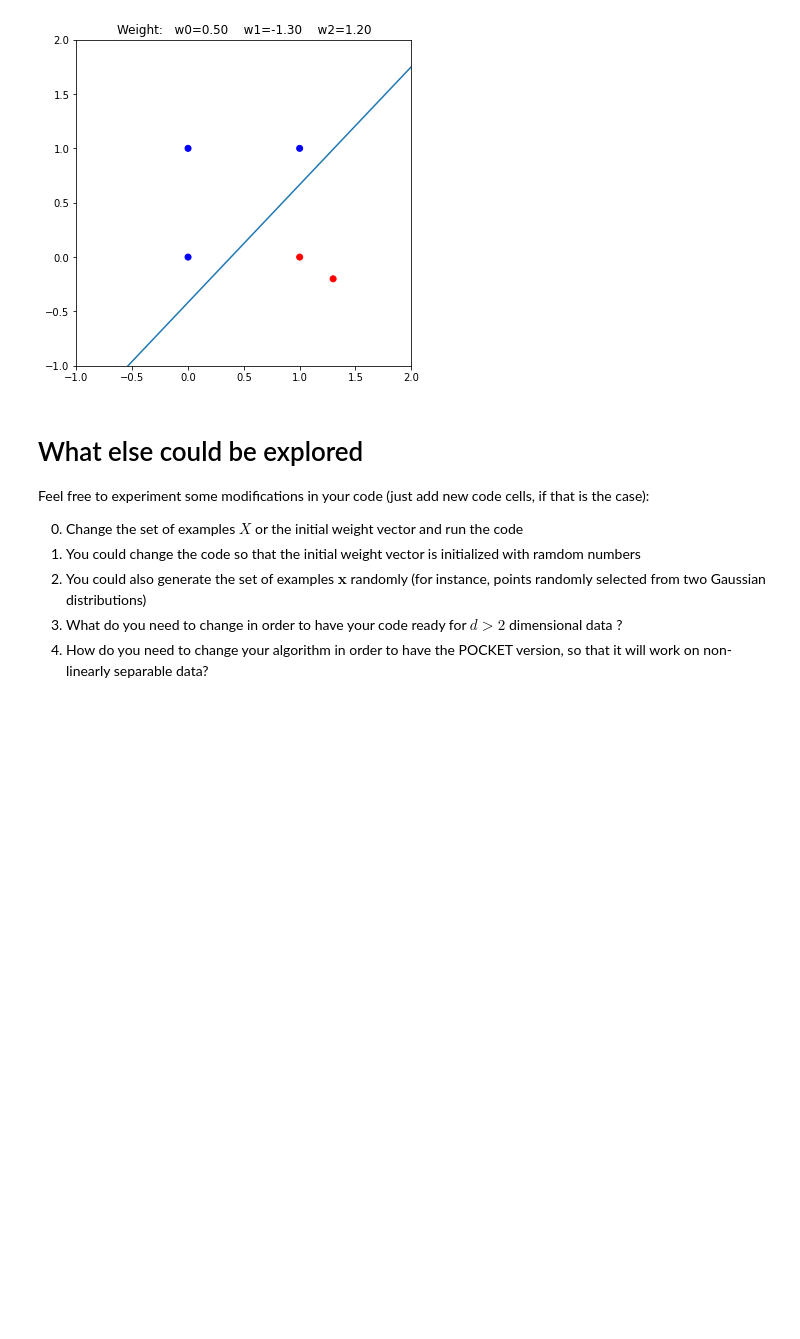
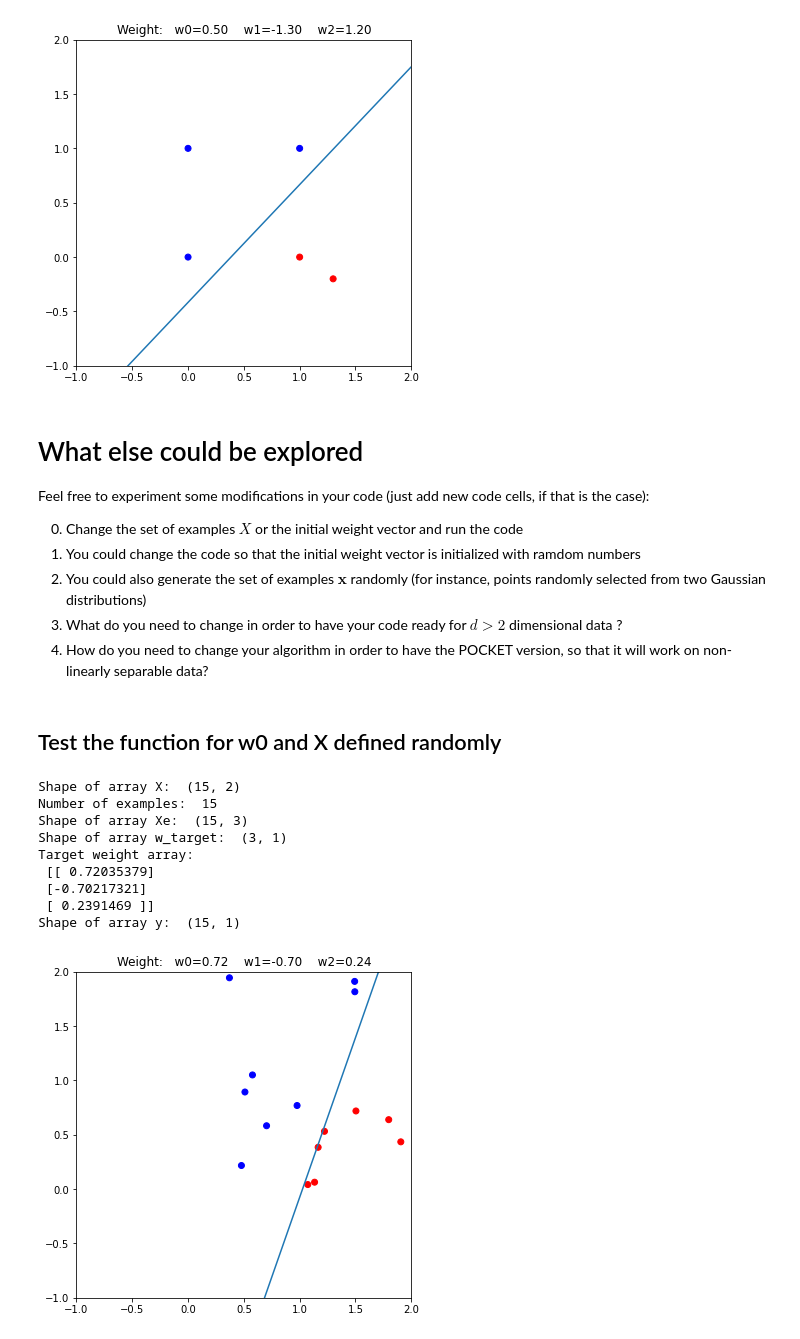
Before and after one commit to renatasarmet/algorithms, a Jupyter notebook: machineLearning/usp_ime/EP01/ep01_perceptron.ipynb, the cells around one changed output. Drawn from its saved outputs; the diff is of its cells as text; code cells hidden in the pictures; blank space fills up the shorter version.

```diff
--- a/machineLearning/usp_ime/ep01_perceptron.ipynb
+++ b/machineLearning/usp_ime/EP01/ep01_perceptron.ipynb
@@ -255,3 +255,48 @@ Feel free to experiment some modifications in your code (just add new code cells
 2. You could also generate the set of examples $\mathbf{x}$ randomly (for instance, points randomly selected from two Gaussian distributions)
 3. What do you need to change in order to have your code ready for $d>2$ dimensional data ?
 4. How do you need to change your algorithm in order to have the POCKET version, so that it will work on non-linearly separable data?
+# %% [markdown]
+## Test the function for w0 and X defined randomly
+# %%
+# define a random X
+X = np.asarray(np.random.rand(15,2))*2
+print("Shape of array X: ", X.shape)
+N = X.shape[0]
+print("Number of examples: ", N)
+
+# add a left column with 1's into X -- X extended,
+# that way Xi has the same number of elements of the weight array
+def add_column_of_ones(X):
+    return np.hstack(( np.ones((X.shape[0],1)), X ) )
+Xe = add_column_of_ones(X)
+print("Shape of array Xe: ", Xe.shape)
+
+# define a random target weight vector and make sure w[2] is not 0
+v1 = random.uniform(-2,2)
+v2 = random.uniform(-2,2)
+v3 = random.uniform(-2,2)
+while(v3==0):
+    v3 = random.uniform(-2,2)
+
+w_target = np.asarray([[v1],[v2], [v3]])
+
+
+print("Shape of array w_target: ", w_target.shape)
+print("Target weight array: \n", w_target)
+
+# define y (class) values, based on the line defined by the target weight vector
+y = np.sign(np.dot(Xe, w_target))
+print("Shape of array y: ", y.shape)
+
+plot_state(Xe,w_target)
+# %% [output]
+Shape of array X:  (15, 2)
+Number of examples:  15
+Shape of array Xe:  (15, 3)
+Shape of array w_target:  (3, 1)
+Target weight array:
+ [[ 0.72035379]
+ [-0.70217321]
+ [ 0.2391469 ]]
+Shape of array y:  (15, 1)
+[figure, added]
```
Also changed, not shown: parts of 5 cells of this notebook, 2 other files.
